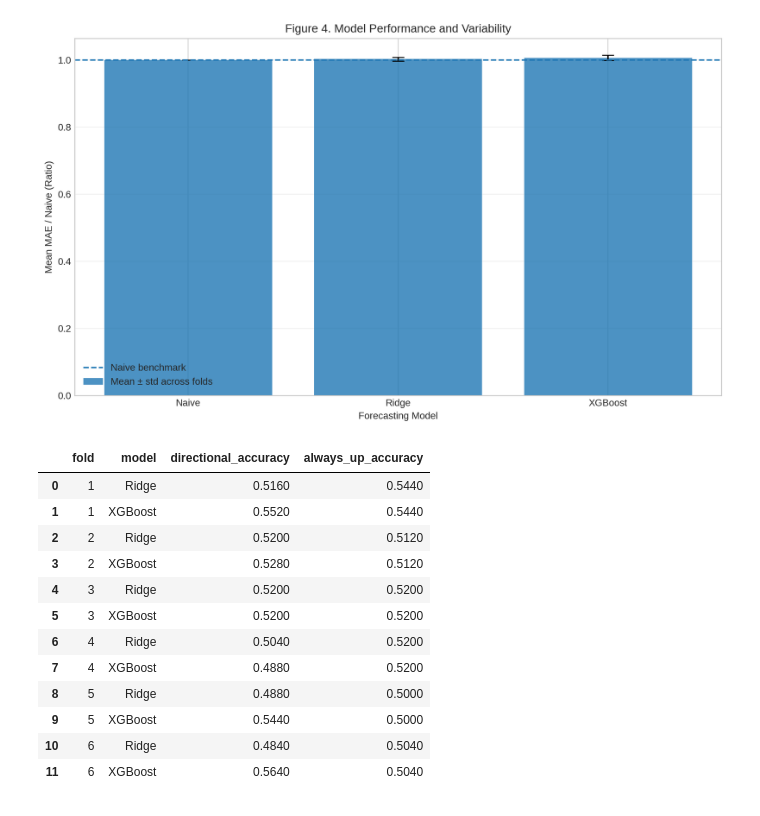
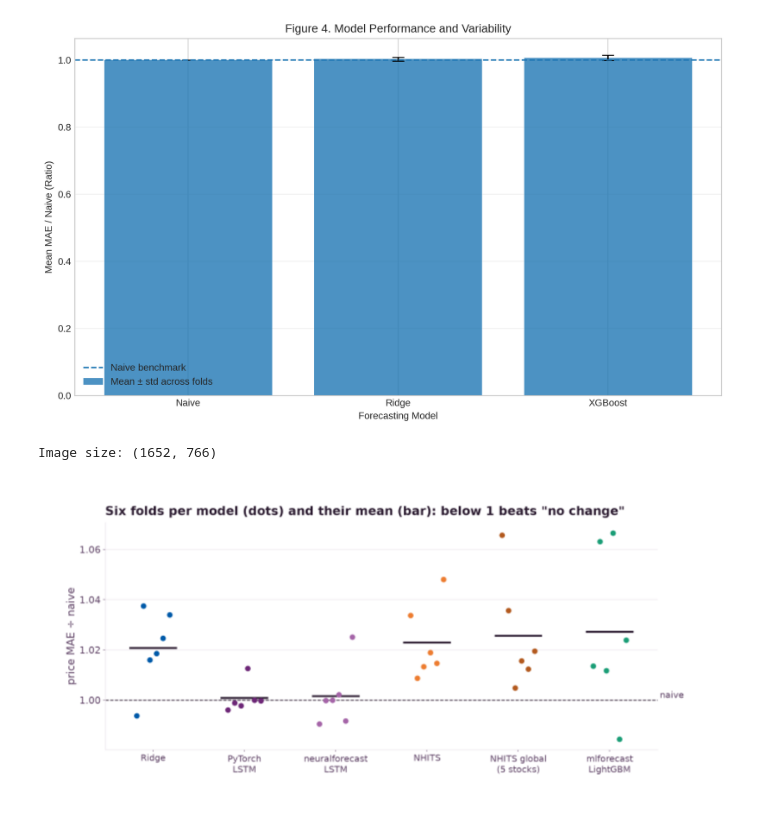
Before and after one commit to phhien203/ML-foundations, a Jupyter notebook: TSLA_Forecast_Evaluation_Hien.ipynb, the cells around one changed output. Drawn from its saved outputs; the diff is of its cells as text; code cells hidden in the pictures.

```diff
--- a/TSLA_Forecast_Evaluation_Hien.ipynb
+++ b/TSLA_Forecast_Evaluation_Hien.ipynb
@@ -714,63 +803,11 @@ plt.savefig("figure4_model_comparison.png", dpi=200)
 plt.show()
 # %% [output]
 [figure]
-# %%
-direction_results = []
-
-for fold in range(1, 7):
-
-    fold_data = predictions_df[
-        predictions_df["fold"] == fold
-    ]
-
-    actual_returns = (
-        fold_data[fold_data["model"] == "Naive"]
-        ["actual_return"]
-        .to_numpy()
-    )
-
-    # Always-up baseline
-    always_up_accuracy = (
-        actual_returns > 0
-    ).mean()
-
-    for model_name in ["Ridge", "XGBoost"]:
-
-        model_data = fold_data[
-            fold_data["model"] == model_name
-        ]
-
-        predicted_returns = (
-            model_data["predicted_return"]
-            .to_numpy()
-        )
-
-        directional_accuracy = (
-            (predicted_returns > 0)
-            == (actual_returns > 0)
-        ).mean()
-
-        direction_results.append({
-            "fold": fold,
-            "model": model_name,
-            "directional_accuracy": directional_accuracy,
-            "always_up_accuracy": always_up_accuracy
-        })
-
-direction_df = pd.DataFrame(direction_results)
-
-display(direction_df.round(4))
-# %% [output]
-|  | fold | model | directional_accuracy | always_up_accuracy |
-| 0 | 1 | Ridge | 0.5160 | 0.5440 |
-| 1 | 1 | XGBoost | 0.5520 | 0.5440 |
-| 2 | 2 | Ridge | 0.5200 | 0.5120 |
-| 3 | 2 | XGBoost | 0.5280 | 0.5120 |
-| 4 | 3 | Ridge | 0.5200 | 0.5200 |
-| 5 | 3 | XGBoost | 0.5200 | 0.5200 |
-| 6 | 4 | Ridge | 0.5040 | 0.5200 |
-| 7 | 4 | XGBoost | 0.4880 | 0.5200 |
-| 8 | 5 | Ridge | 0.4880 | 0.5000 |
-| 9 | 5 | XGBoost | 0.5440 | 0.5000 |
-| 10 | 6 | Ridge | 0.4840 | 0.5040 |
-| 11 | 6 | XGBoost | 0.5640 | 0.5040 |
+# %%
+from PIL import Image
+img = Image.open('/content/CleanShot 2026-10-09 at 20.20.17.png')
+print('Image size:', img.size)
+display(img.resize((826, 383)))
+# %% [output]
+Image size: (1652, 766)
+[figure, added]
```
Also changed, not shown: parts of 4 cells of this notebook.
